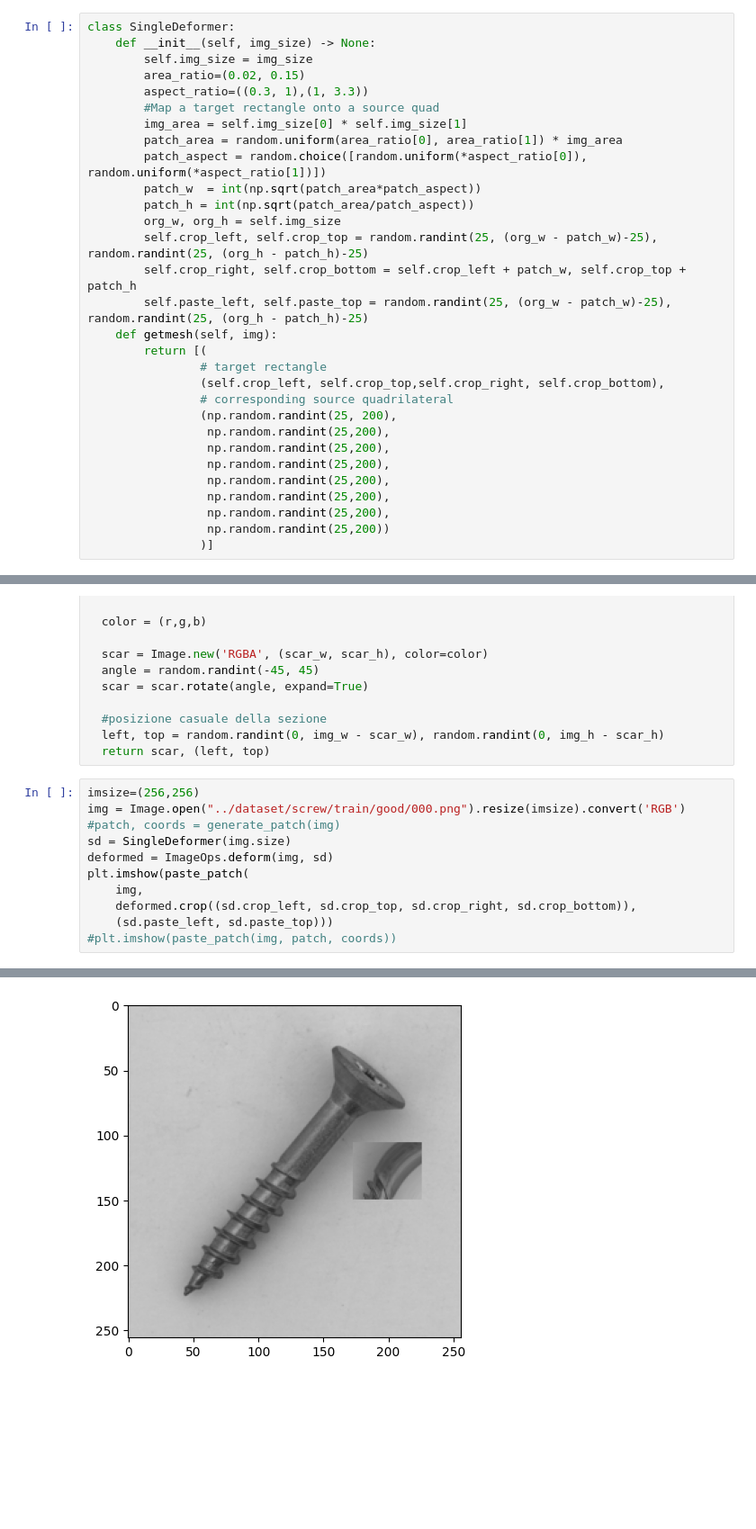
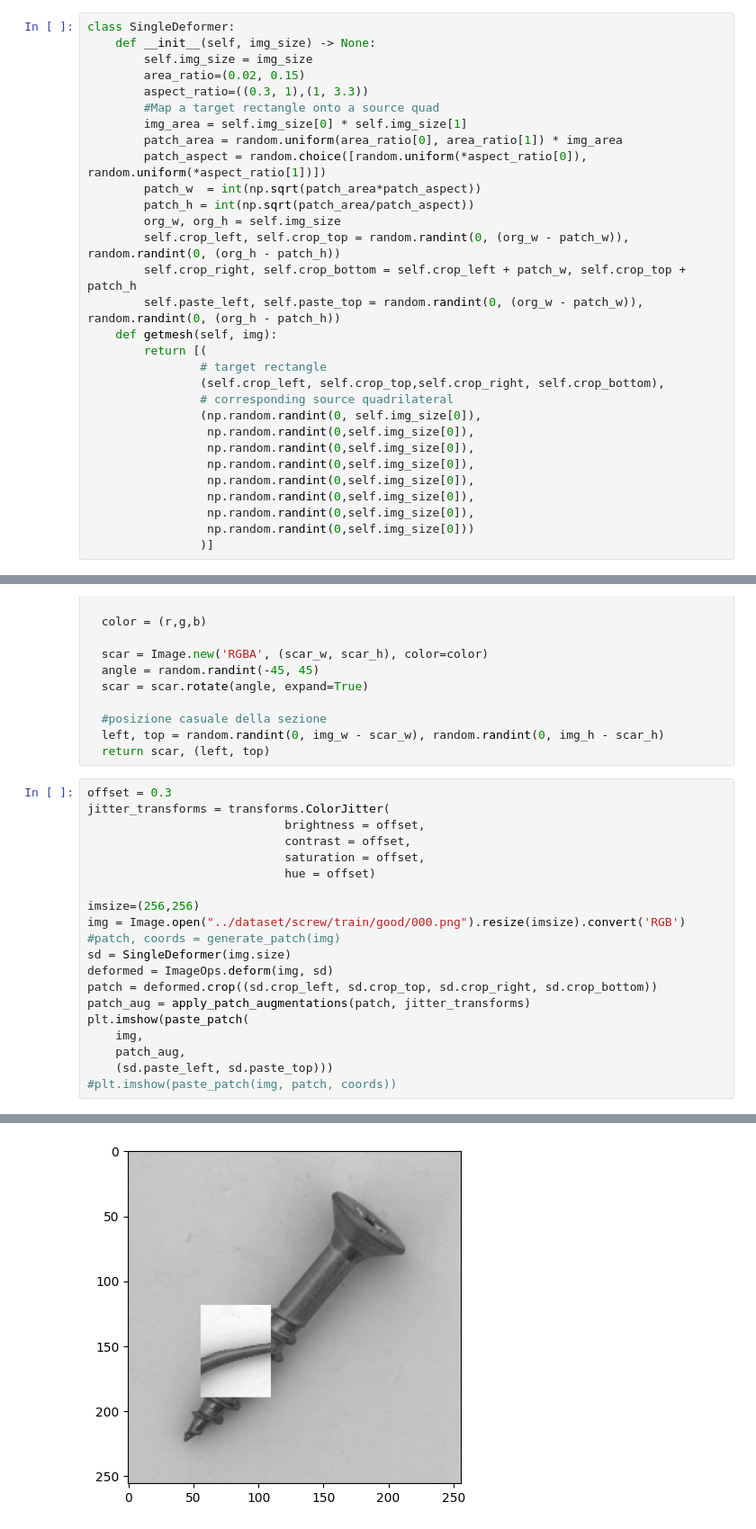
Before and after one commit to gabry1998/Self-Supervised-Anomaly-Detection, a Jupyter notebook: notebooks/distortion.ipynb, the cells around one changed output, grey strips where cells are left out. Shown: that part at 90% size. Saved outputs shown, nothing was run; the diff lists cells and outputs as text; blank space fills up the shorter version.

```diff
--- a/notebooks/distortion.ipynb
+++ b/notebooks/distortion.ipynb
@@ -19,22 +19,22 @@ class SingleDeformer:
         patch_w  = int(np.sqrt(patch_area*patch_aspect))
         patch_h = int(np.sqrt(patch_area/patch_aspect))
         org_w, org_h = self.img_size
-        self.crop_left, self.crop_top = random.randint(25, (org_w - patch_w)-25), random.randint(25, (org_h - patch_h)-25)
+        self.crop_left, self.crop_top = random.randint(0, (org_w - patch_w)), random.randint(0, (org_h - patch_h))
         self.crop_right, self.crop_bottom = self.crop_left + patch_w, self.crop_top + patch_h
-        self.paste_left, self.paste_top = random.randint(25, (org_w - patch_w)-25), random.randint(25, (org_h - patch_h)-25)
+        self.paste_left, self.paste_top = random.randint(0, (org_w - patch_w)), random.randint(0, (org_h - patch_h))
     def getmesh(self, img):
         return [(
                 # target rectangle
                 (self.crop_left, self.crop_top,self.crop_right, self.crop_bottom),
                 # corresponding source quadrilateral
-                (np.random.randint(25, 200),
-                 np.random.randint(25,200),
-                 np.random.randint(25,200),
-                 np.random.randint(25,200),
-                 np.random.randint(25,200),
-                 np.random.randint(25,200),
-                 np.random.randint(25,200),
-                 np.random.randint(25,200))
+                (np.random.randint(0, self.img_size[0]),
+                 np.random.randint(0,self.img_size[0]),
+                 np.random.randint(0,self.img_size[0]),
+                 np.random.randint(0,self.img_size[0]),
+                 np.random.randint(0,self.img_size[0]),
+                 np.random.randint(0,self.img_size[0]),
+                 np.random.randint(0,self.img_size[0]),
+                 np.random.randint(0,self.img_size[0]))
                 )]
 # %%
 def generate_rotations(image:Image):
@@ -101,16 +101,25 @@ def generate_scar(imsize:tuple,
   left, top = random.randint(0, img_w - scar_w), random.randint(0, img_h - scar_h)
   return scar, (left, top)
 # %%
+offset = 0.3
+jitter_transforms = transforms.ColorJitter(
+                            brightness = offset,
+                            contrast = offset,
+                            saturation = offset,
+                            hue = offset)
+
 imsize=(256,256)
 img = Image.open("../dataset/screw/train/good/000.png").resize(imsize).convert('RGB')
 #patch, coords = generate_patch(img)
 sd = SingleDeformer(img.size)
 deformed = ImageOps.deform(img, sd)
+patch = deformed.crop((sd.crop_left, sd.crop_top, sd.crop_right, sd.crop_bottom))
+patch_aug = apply_patch_augmentations(patch, jitter_transforms)
 plt.imshow(paste_patch(
     img,
-    deformed.crop((sd.crop_left, sd.crop_top, sd.crop_right, sd.crop_bottom)),
+    patch_aug,
     (sd.paste_left, sd.paste_top)))
 #plt.imshow(paste_patch(img, patch, coords))
 # %% [output]
 <matplotlib.image.AxesImage at 0x...>
-[figure, old version]
+[figure, new version]
```
Also changed, not shown: parts of 1 cell of this notebook, 47 other files.
